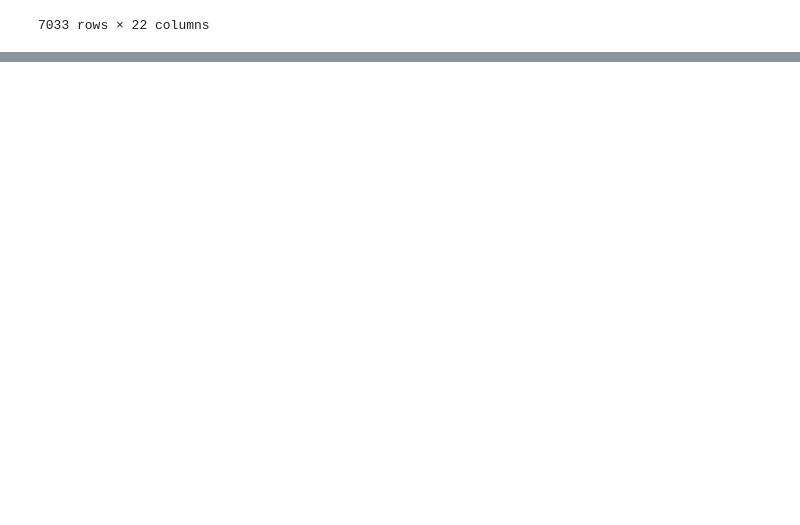
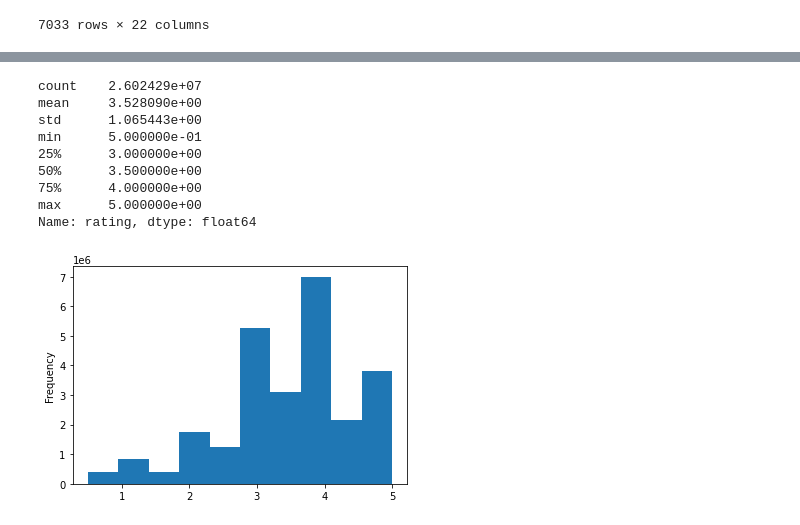
Before and after one commit to amelinn9/movies-ETL, a Jupyter notebook: movies_ETL.ipynb, the cells around one changed output, grey strips where cells are left out. Drawn from its saved outputs; the diff is of its cells as text; code cells hidden in the pictures; blank space fills up the shorter version.

```diff
--- a/movies_ETL.ipynb
+++ b/movies_ETL.ipynb
@@ -747,0 +863,18 @@ wiki_movies_df
+# %%
+# assign the output to the timestamp column
+ratings["timestamp"] = pd.to_datetime(ratings["timestamp"], unit="s")
+# %%
+# create a histogram to have a sense of how a dataset is distributed
+ratings["rating"].plot(kind='hist')
+ratings["rating"].describe()
+# %% [output]
+count    2.602429e+07
+mean     3.528090e+00
+std      1.065443e+00
+min      5.000000e-01
+25%      3.000000e+00
+50%      3.500000e+00
+75%      4.000000e+00
+max      5.000000e+00
+Name: rating, dtype: float64
+[figure, added]
```
Also changed, not shown: parts of 10 cells of this notebook.
